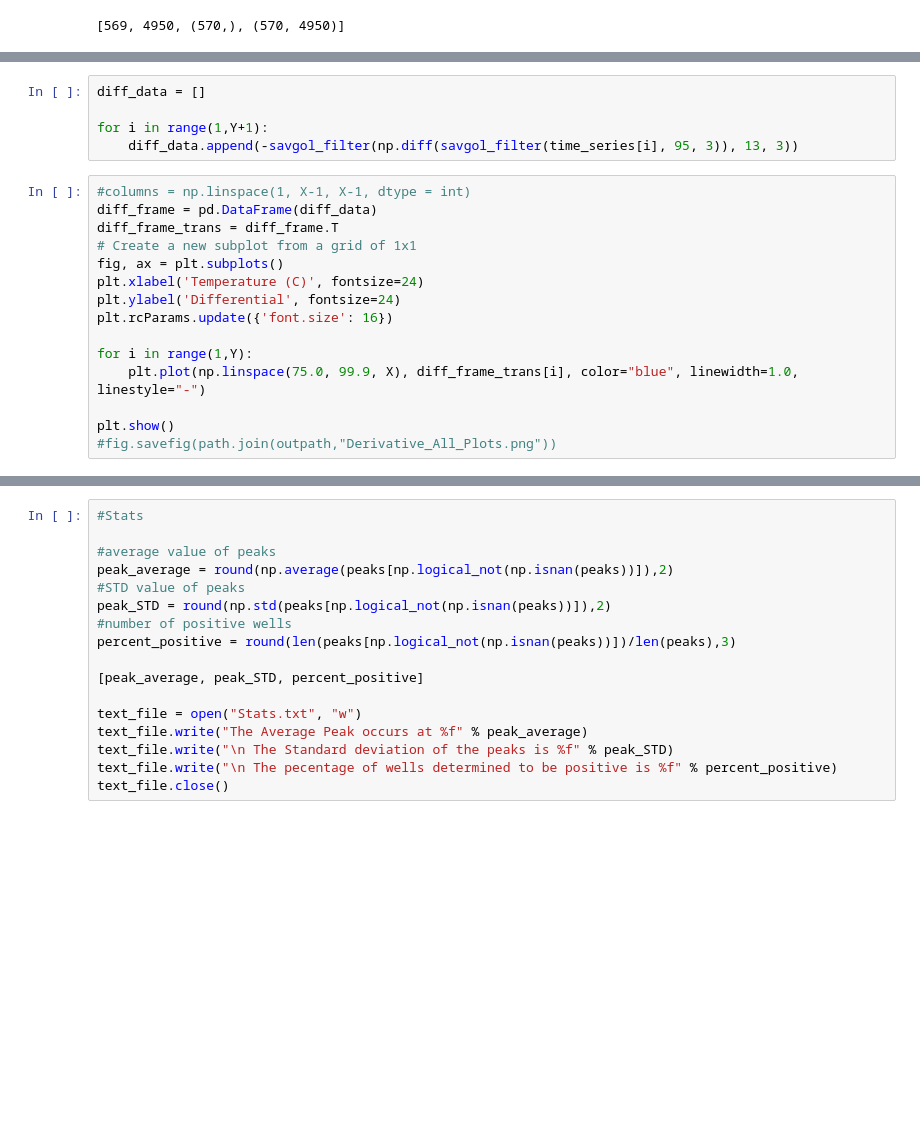
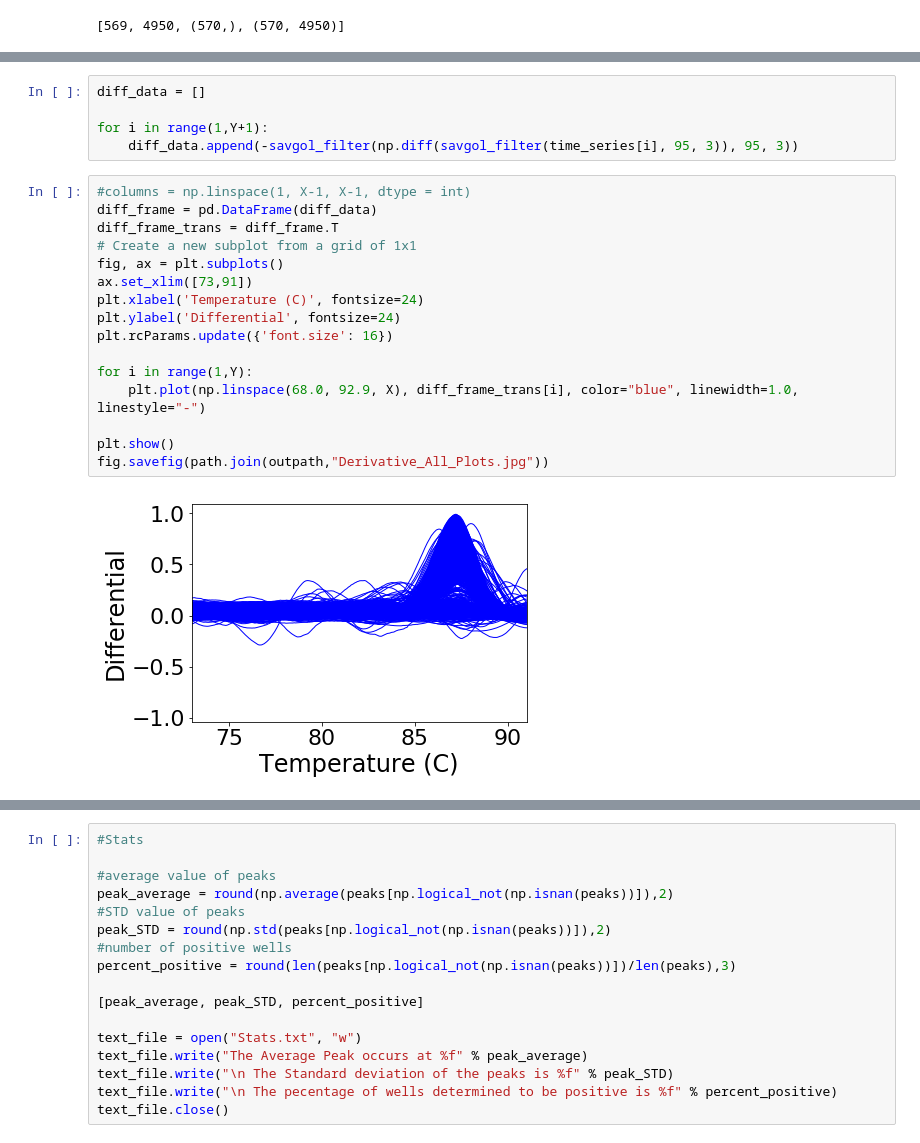
Before and after one commit to dgaddes/HRM, a Jupyter notebook: HRM Analysis.ipynb, the cells around one changed output, grey strips where cells are left out. Saved outputs shown, nothing was run; the diff lists cells and outputs as text; blank space fills up the shorter version.

```diff
--- a/HRM Analysis.ipynb
+++ b/HRM Analysis.ipynb
@@ -45,19 +55,22 @@ plt.show()
 diff_data = []
 
 for i in range(1,Y+1):
-    diff_data.append(-savgol_filter(np.diff(savgol_filter(time_series[i], 95, 3)), 13, 3))
+    diff_data.append(-savgol_filter(np.diff(savgol_filter(time_series[i], 95, 3)), 95, 3))
 # %%
 #columns = np.linspace(1, X-1, X-1, dtype = int)
 diff_frame = pd.DataFrame(diff_data)
 diff_frame_trans = diff_frame.T
 # Create a new subplot from a grid of 1x1
 fig, ax = plt.subplots()
+ax.set_xlim([73,91])
 plt.xlabel('Temperature (C)', fontsize=24)
 plt.ylabel('Differential', fontsize=24)
 plt.rcParams.update({'font.size': 16})
 
 for i in range(1,Y):
-    plt.plot(np.linspace(75.0, 99.9, X), diff_frame_trans[i], color="blue", linewidth=1.0, linestyle="-")
+    plt.plot(np.linspace(68.0, 92.9, X), diff_frame_trans[i], color="blue", linewidth=1.0, linestyle="-")
 
 plt.show()
-#fig.savefig(path.join(outpath,"Derivative_All_Plots.png"))
+fig.savefig(path.join(outpath,"Derivative_All_Plots.jpg"))
+# %% [output]
+[figure, added]
```
Also changed, not shown: parts of 22 cells of this notebook, 17 other files.
